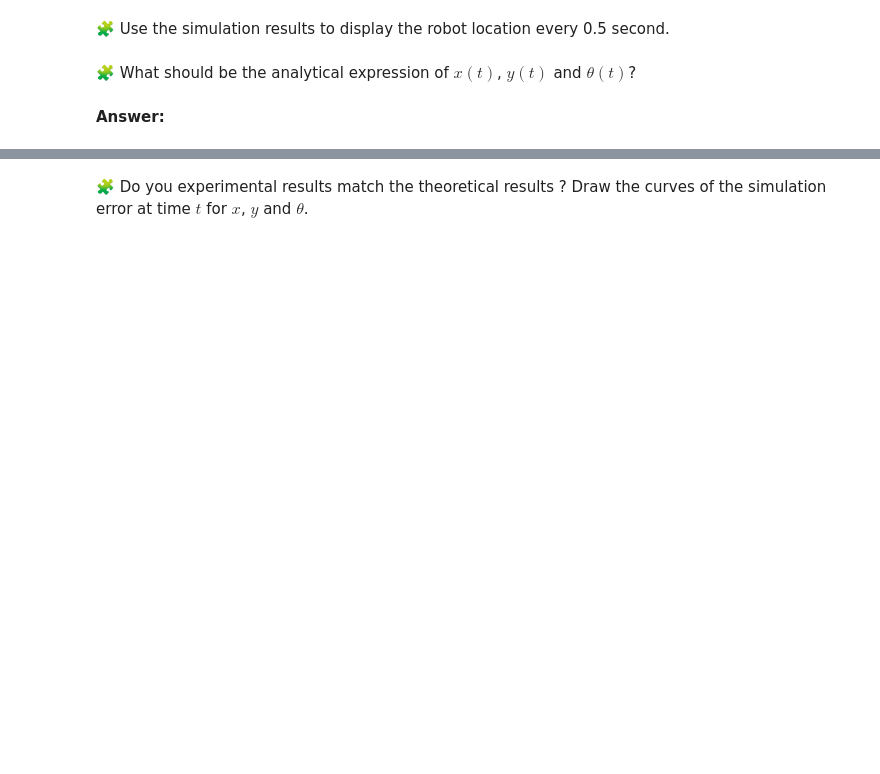
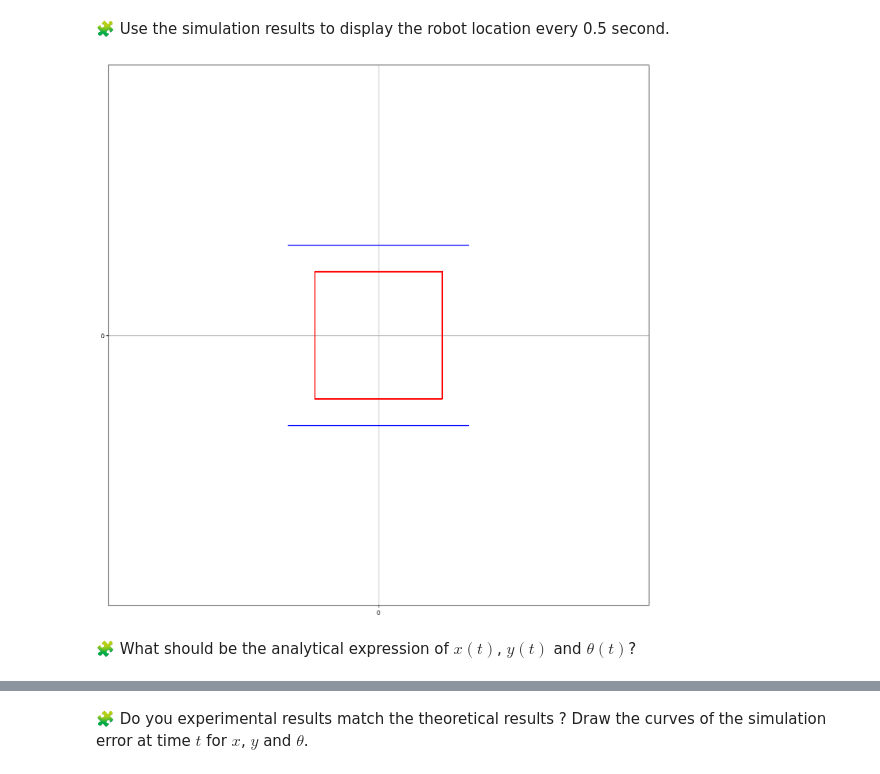
Before and after one commit to AchrafRachidi2000/control-engineering-with-python-project-2022-2023, a Jupyter notebook: Project-1.ipynb, the cells around one changed output, grey strips where cells are left out. Cells and saved outputs as stored; diff of their text form; code cells hidden in the pictures; blank space fills up the shorter version.

```diff
--- a/Project-1.ipynb
+++ b/Project-1.ipynb
@@ -186,2 +192,23 @@ pass
+# %%
+import numpy as np
+from scipy.integrate import solve_ivp
+
+# Function to compute the input vector omega
+def omega(t, xytheta):
+    omega_l = (1 - L/4) * np.pi / Rw
+    omega_r = (1 + L/4) * np.pi / Rw
+    return np.array([omega_l, omega_r])
+
+# Initial state
+xytheta0 = np.array([0.0, 0.0, 0.0])
+
+# Simulation time span
+t_span = (0, 4)
+
+# Time points for dense output
+t_eval = np.linspace(0, 4, 1000)
+
+# Solve the system of ODEs
+solution = solve_ivp(fun, t_span, xytheta0, t_eval=t_eval, vectorized=True, dense_output=True)
 # %% [markdown]
 🧩 Use the simulation results to draw the graphs of $x(t)$, $y(t)$ and $\theta(t)$.
@@ -194,4 +254,21 @@ pass
+# %%
+# Time points every 0.5 second
+time_points = np.arange(0, 4.5, 0.5)
+
+# Extract the state variables at the specified time points
+xytheta_points = [solution.sol(t) for t in time_points]
+
+# Draw the arena
+draw_arena(-2, 2, 0, 6)
+
+# Plot the wheelchair's position at each time point
+for xytheta in xytheta_points:
+    x, y, theta = xytheta
+    draw_wheelchair(x, y, theta)
+
+# Show the plot
+plt.show()
+# %% [output]
+[figure, added]
 # %% [markdown]
 🧩 What should be the analytical expression of $x(t)$, $y(t)$ and $\theta(t)$?
-# %% [markdown]
-**Answer:**
```
Also changed, not shown: parts of 14 cells of this notebook.
